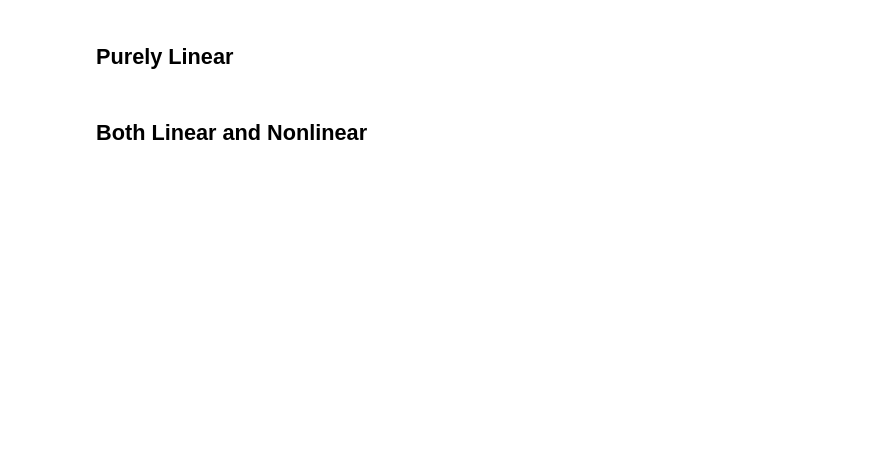
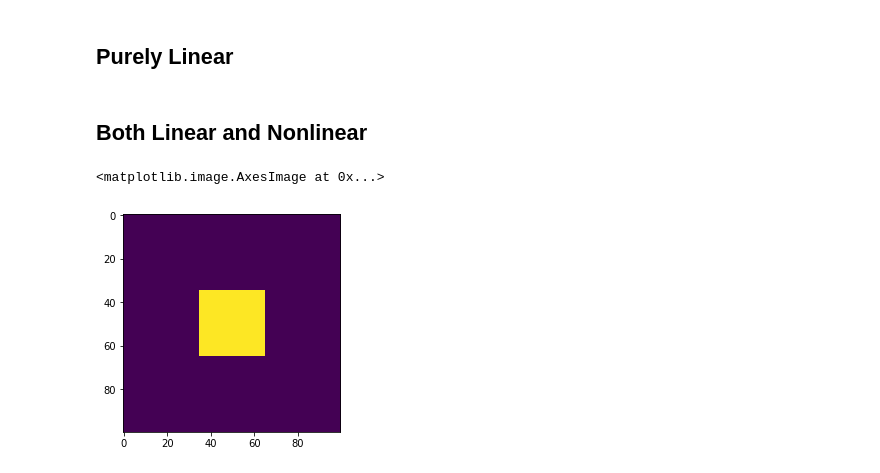
Before and after one commit to fancompute/angler, a Jupyter notebook: Notebooks/Three_Port.ipynb, the cells around one changed output. Drawn from its saved outputs; the diff is of its cells as text; code cells hidden in the pictures; blank space fills up the shorter version.

```diff
--- a/Notebooks/Three_Port.ipynb
+++ b/Notebooks/Three_Port.ipynb
@@ -69,18 +91,20 @@ chi3_fdfd = chi3/simulation.L0**2          # In the units of the FDFD solver suc
 # %%
 # define linear and nonlinear parts of objective function + the total objective function form
 J = {}
-J['linear']    = lambda e: np.sum(np.square(np.abs(e*Jregion)))
-J['nonlinear'] = lambda e: np.sum(np.square(np.abs(e*Jregion)))
-J['total']     = lambda J_lin, J_nonlin: J_lin - J_nonlin
+J['linear']    = lambda e: np.sum(np.square(np.abs(e*J_top)))
+J['nonlinear'] = lambda e: np.sum(np.square(np.abs(e*J_bot)))
+J['total']     = lambda J_lin, J_nonlin: J_lin + J_nonlin
 
 # define linear and nonlinear parts of dJdE + the total derivative form
 dJdE = {}
-dJdE['linear']    = lambda e: np.conj(e)*Jregion
-dJdE['nonlinear'] = lambda e: np.conj(e)*Jregion
-dJdE['total']     = lambda dJdE_lin, dJdE_nonlin: dJdE_lin - dJdE_nonlin
+dJdE['linear']    = lambda e: np.conj(e)*J_top
+dJdE['nonlinear'] = lambda e: np.conj(e)*J_bot
+dJdE['total']     = lambda dJdE_lin, dJdE_nonlin: dJdE_lin + dJdE_nonlin
 
 # define the design and nonlinear regions
 design_region = np.array(eps_r > 1).astype(int)
+design_region[:50-int(L/2/dl),:] = 0
+design_region[50+int(L/2/dl):,:] = 0
 regions = {}
 regions['design'] = design_region
 regions['nonlin'] = design_region
@@ -96 +118,6 @@ simulation.src = simulation.src*10
+# %%
+plt.imshow(design_region)
+# %% [output]
+<matplotlib.image.AxesImage at 0x...>
+[figure, added]
 # %%
```
Also changed, not shown: parts of 16 cells of this notebook, 1 other file.
